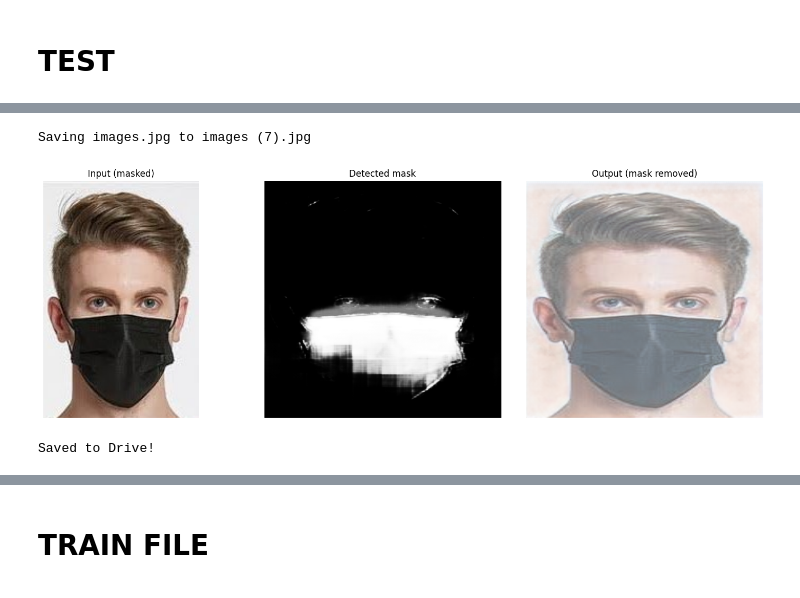
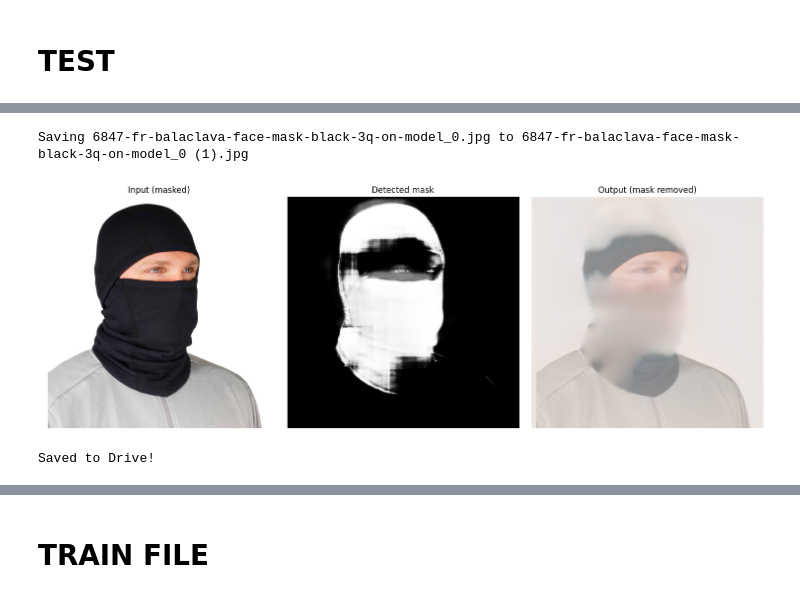
Before and after one commit to Man980/py_project, a Jupyter notebook: oni_test.ipynb, the cells around one changed output, grey strips where cells are left out. Drawn from its saved outputs; the diff is of its cells as text; code cells hidden in the pictures.

Commit message:
model complely functionnal

```diff
--- a/oni_test.ipynb
+++ b/oni_test.ipynb
@@ -591,7 +595,7 @@ SSIM_losses       = []
 #--------------------------------------------------------------------------------------------
 
 checkpoint_dir = '/content/drive/MyDrive/Mask_Remover_APP/CheckPoint3/'
-checkpoints    = sorted([f for f in os.listdir(checkpoint_dir) if f.endswith('.pt')])
+checkpoints    = [f for f in os.listdir(checkpoint_dir) if f.endswith('.pt')]
 
 if checkpoints:
     latest = os.path.join(checkpoint_dir, checkpoints[-1])
@@ -804,7 +822,7 @@ bin_model.eval()
 
 # ---- Load Generator ----
 #gen_checkpoint = torch.load('/content/drive/MyDrive/Mask_Remover_APP/CheckPoint3/checkpoint-50.pt', map_location=device)
-gen_checkpoint = torch.load('/content/drive/MyDrive/Mask_Remover_APP/CheckPoint3/checkpoint-50.pt', map_location=device)
+gen_checkpoint = torch.load('/content/drive/MyDrive/Mask_Remover_APP/CheckPoint3/checkpoint-20.pt', map_location=device)
 netG = Generator().to(device)
 netG.apply(weights_init)
 netG.load_state_dict(gen_checkpoint['netG_state_dict'])
@@ -819,35 +837,35 @@ img = Image.open(img_path).convert('RGB')
 img_tensor = transform(img).unsqueeze(0).to(device)
 
 with torch.no_grad():
     bin_output = bin_model(img_tensor)
     img_cat    = torch.cat([img_tensor, bin_output], dim=1)
     output     = netG(img_cat).cpu()
 
 # Tanh output [-1,1] → rescale to [0,1]
 output_img = (output.squeeze(0) + 1) / 2
 output_img = output_img.permute(1, 2, 0).numpy().clip(0, 1)
 
 fig, axes = plt.subplots(1, 3, figsize=(15, 5))
 axes[0].imshow(img)
 axes[0].set_title('Input (masked)')
 axes[0].axis('off')
 
 axes[1].imshow(bin_output.squeeze().cpu().numpy(), cmap='gray')
 axes[1].set_title('Detected mask')
 axes[1].axis('off')
 
 axes[2].imshow(output_img)
 axes[2].set_title('Output (mask removed)')
 axes[2].axis('off')
 
 plt.tight_layout()
 plt.savefig('/content/drive/MyDrive/Mask_Remover_APP/test_result.png', dpi=150)
 plt.show()
 print("Saved to Drive!")
 # %% [output]
 [interactive output not drawn]
-Saving images.jpg to images (7).jpg
+Saving 6847-fr-balaclava-face-mask-black-3q-on-model_0.jpg to 6847-fr-balaclava-face-mask-black-3q-on-model_0 (1).jpg
-[figure, old version]
+[figure, new version]
 Saved to Drive!
 # %%
 import os
```
Also changed, not shown: parts of 6 cells of this notebook.
